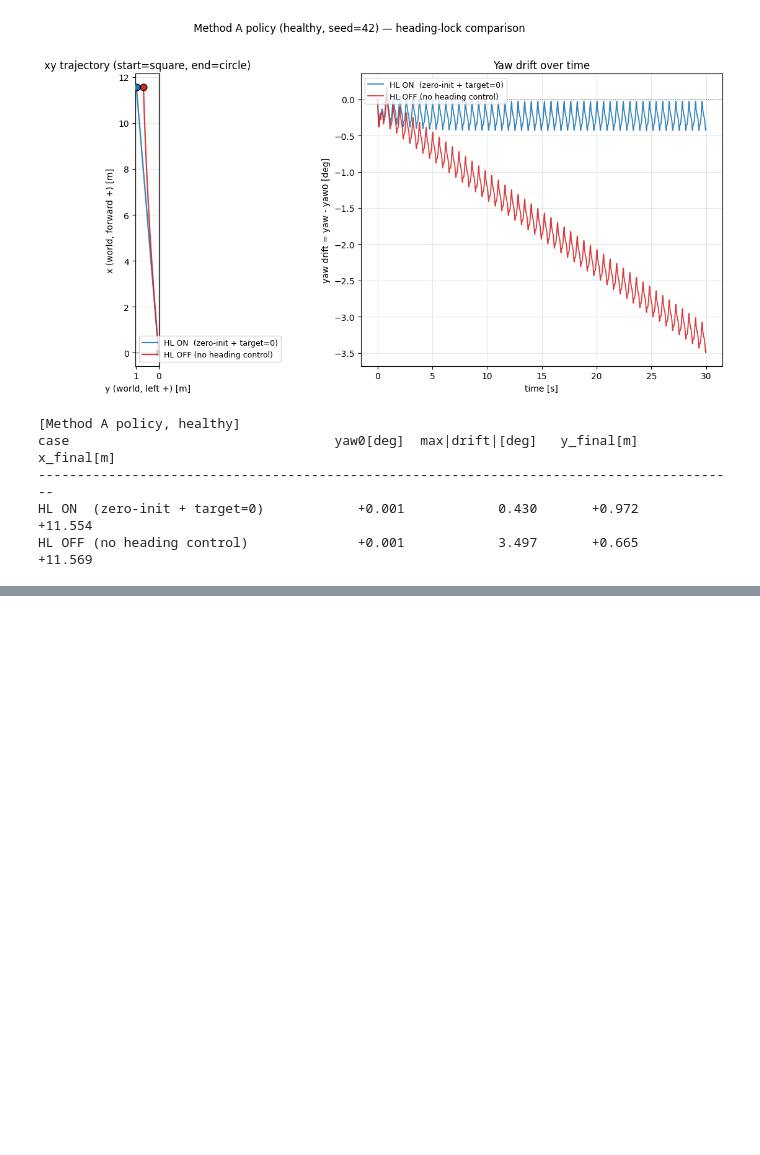
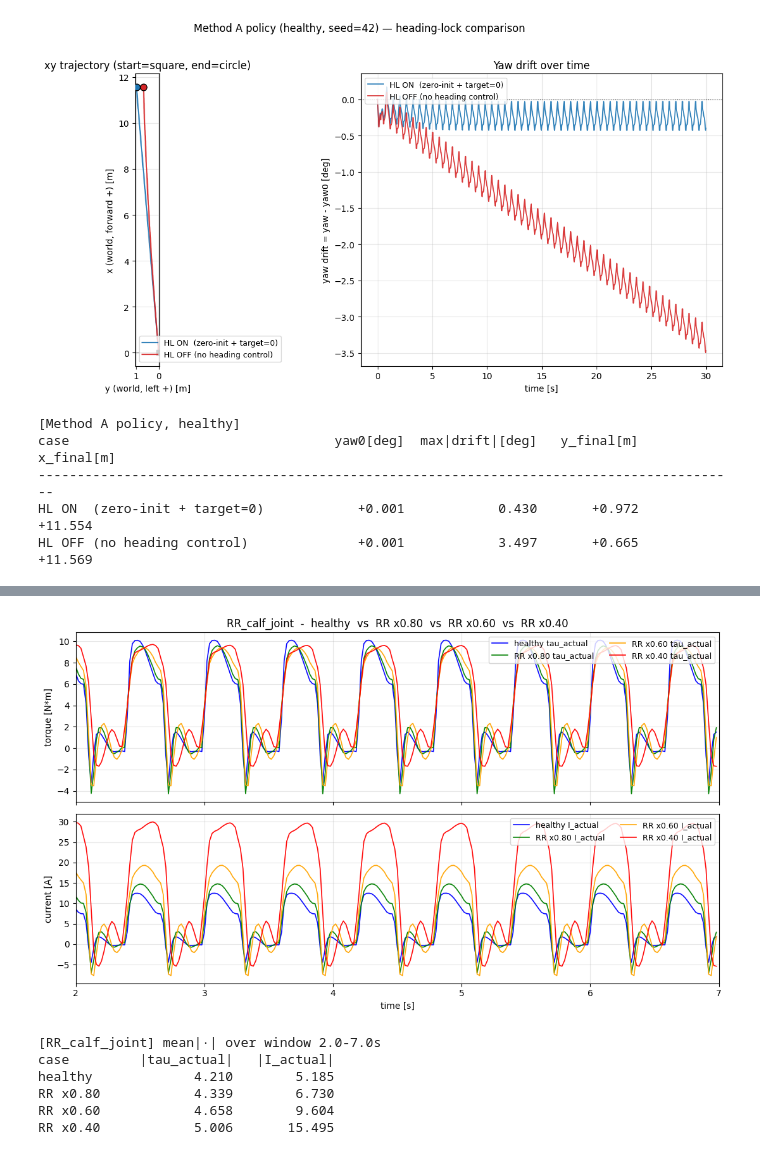
Before and after one commit to sunyoung-1206/unitree_rl_mjlab, a Jupyter notebook: results/heading_lock_compare/analyze.ipynb, the cells around one changed output, grey strips where cells are left out. Drawn from its saved outputs; the diff is of its cells as text; code cells hidden in the pictures; blank space fills up the shorter version.

```diff
--- a/results/heading_lock_compare/analyze.ipynb
+++ b/results/heading_lock_compare/analyze.ipynb
@@ -1263,0 +1471,39 @@ HL OFF (no heading control)              +0.001            3.497       +0.665
+# %%
+# ── RR_calf τ_actual / I_actual — 4-case overlay (2~7s window) ───────────
+JOINT_OF_INTEREST = "RR_calf_joint"
+
+fig, axes = plt.subplots(2, 1, figsize=(11, 6.5), sharex=True)
+
+ax = axes[0]
+for c in cases:
+    ax.plot(c["t"][SL], c["tau_rr_calf"][SL],
+            color=c["color"], lw=1.2, alpha=0.95, label=f"{c['label']} tau_actual")
+ax.set_ylabel("torque [N*m]")
+ax.set_title(f"{JOINT_OF_INTEREST}  -  " + "  vs  ".join(c["label"] for c in cases))
+ax.grid(alpha=0.3); ax.legend(loc="upper right", fontsize=9, ncol=2)
+ax.set_xlim(T_START, T_END)
+
+ax = axes[1]
+for c in cases:
+    ax.plot(c["t"][SL], c["I_rr_calf"][SL],
+            color=c["color"], lw=1.2, alpha=0.95, label=f"{c['label']} I_actual")
+ax.set_ylabel("current [A]"); ax.set_xlabel("time [s]")
+ax.grid(alpha=0.3); ax.legend(loc="upper right", fontsize=9, ncol=2)
+ax.set_xlim(T_START, T_END)
+
+fig.tight_layout(); plt.show()
+
+# 윈도우 평균치
+print(f"\n[{JOINT_OF_INTEREST}] mean|·| over window {T_START}-{T_END}s")
+print(f"{'case':<10}  {'|tau_actual|':>13}  {'|I_actual|':>11}")
+for c in cases:
+    print(f"{c['label']:<10}  {float(np.mean(np.abs(c['tau_rr_calf'][SL]))):>13.3f}  "
+          f"{float(np.mean(np.abs(c['I_rr_calf'][SL]))):>11.3f}")
+# %% [output]
+[figure, added]
+[RR_calf_joint] mean|·| over window 2.0-7.0s
+case         |tau_actual|   |I_actual|
+healthy             4.210        5.185
+RR x0.80            4.339        6.730
+RR x0.60            4.658        9.604
+RR x0.40            5.006       15.495
```
Also changed, not shown: parts of 6 cells of this notebook, 6 other files.
